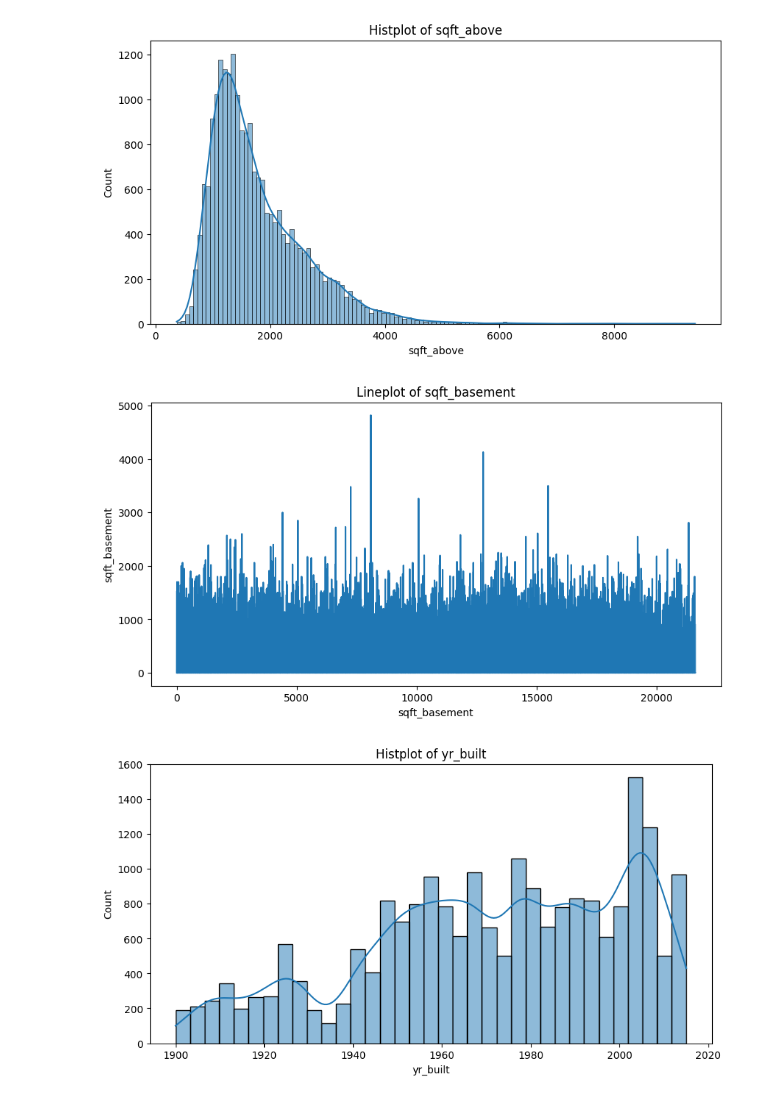
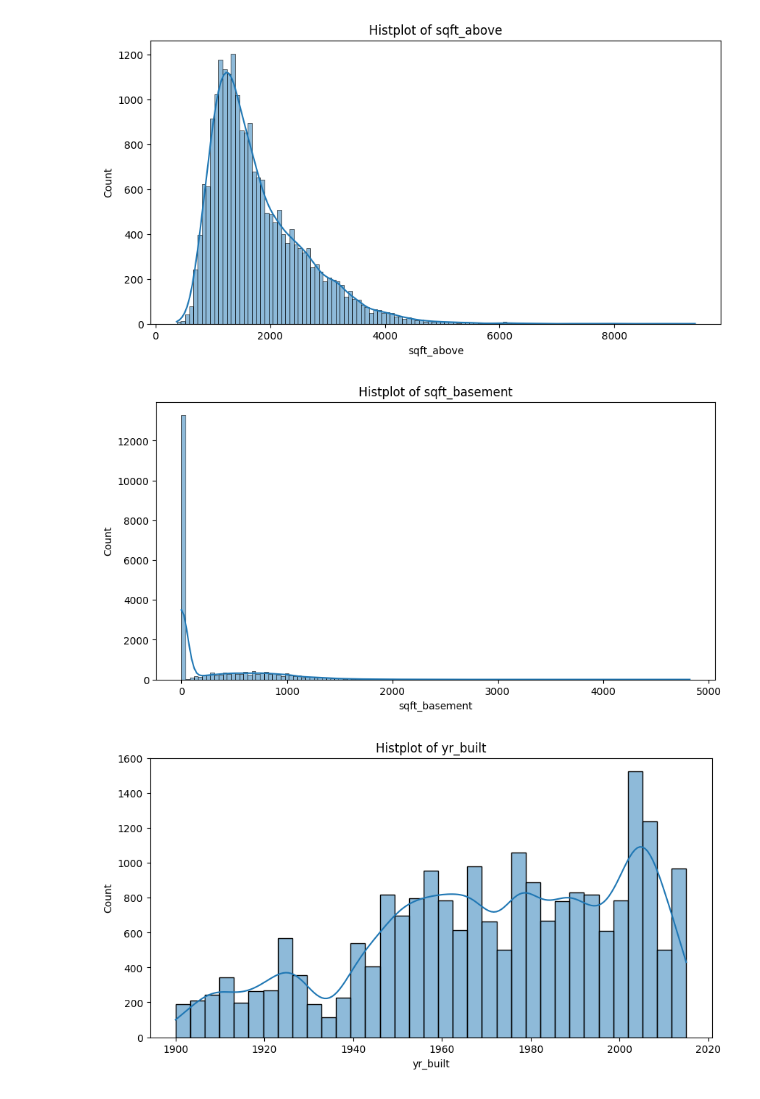
Before and after one commit to robbymumo/DSF-FT06-GROUP-2-PHASE---PROJECT, a Jupyter notebook: student.ipynb, the cells around one changed output. Saved outputs shown, nothing was run; the diff lists cells and outputs as text; code cells hidden in the pictures.

```diff
--- a/student.ipynb
+++ b/student.ipynb
@@ -530,10 +526,10 @@ plt.show()
 [figure]
 # %%
 # Create a histogram for the 'sqft_basement' column
-create_custom_plot(df, 'lineplot', 'sqft_basement')
+create_custom_plot(df, 'histplot', 'sqft_basement')
 plt.show()
 # %% [output]
-[figure, old version]
+[figure, new version]
 # %%
 # Create a histogram for the 'yr_built' column
 create_custom_plot(df, 'histplot', 'yr_built')
```
Also changed, not shown: parts of 14 cells of this notebook, 1 other file.
